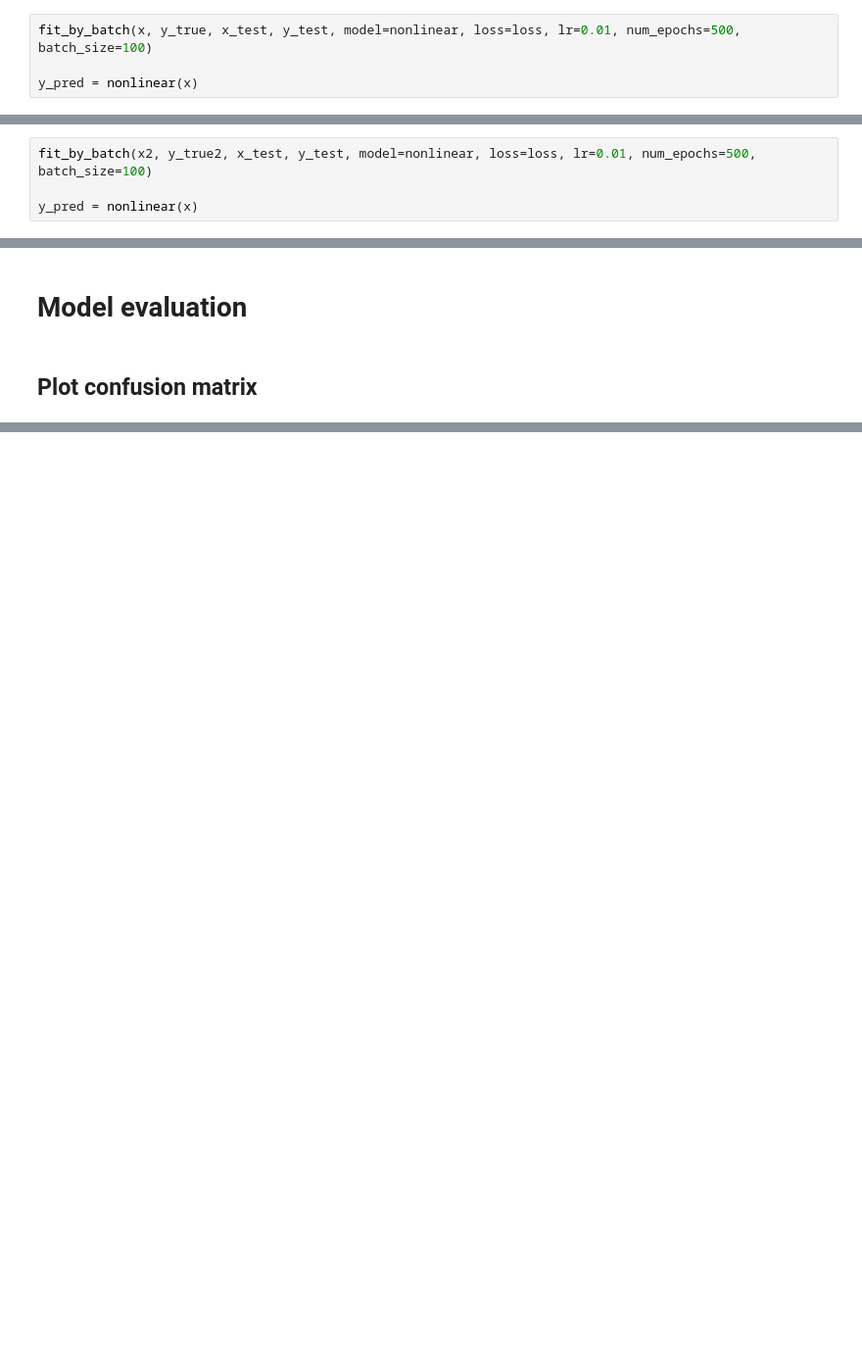
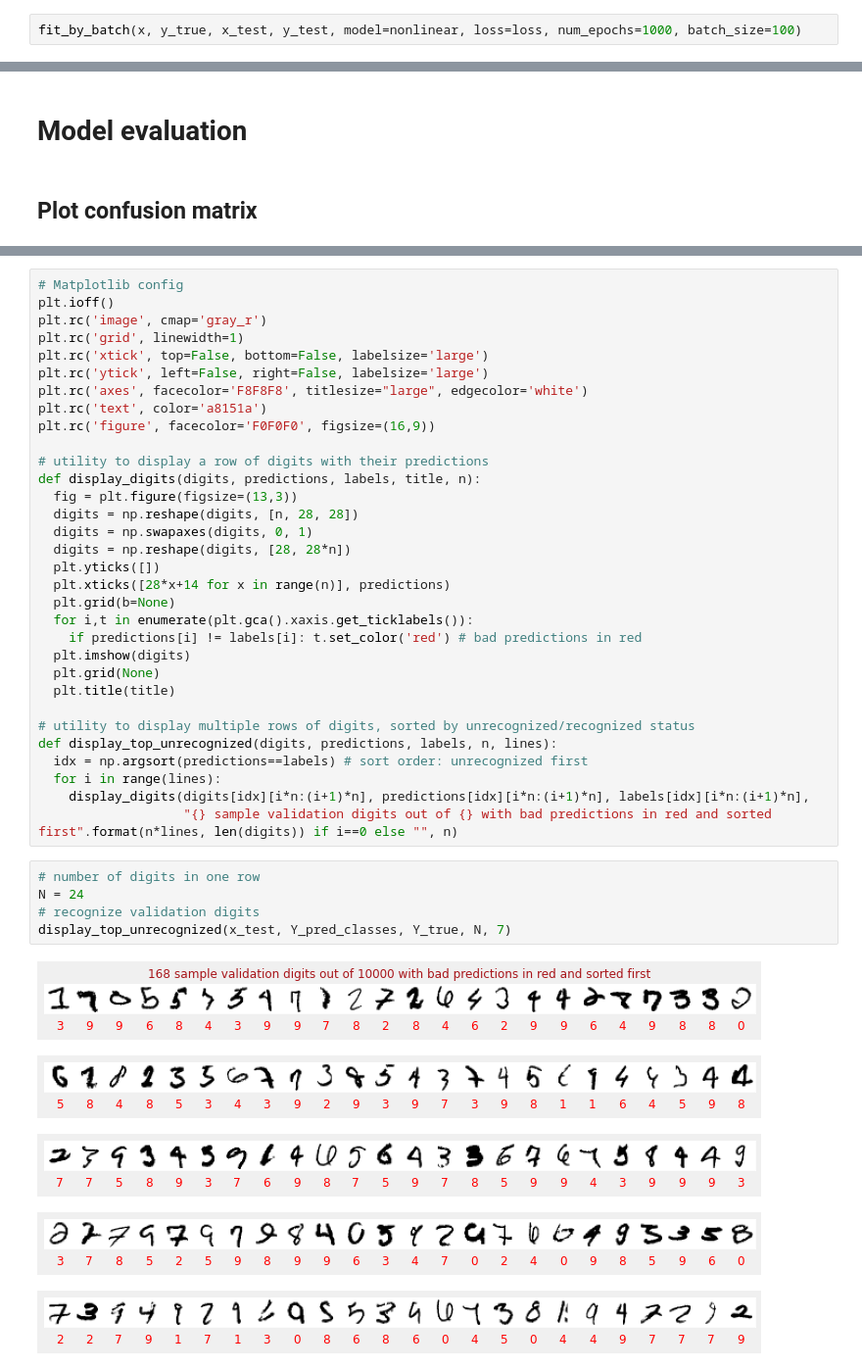
Before and after one commit to YuxingW/deep_learning, a Jupyter notebook: hw4/part_1_mnist_classifier_with_numpy.ipynb, the cells around one changed output, grey strips where cells are left out. Shown: that part at 98% size. Drawn from its saved outputs; the diff is of its cells as text; blank space fills up the shorter version.

```diff
--- a/hw4/part_1_mnist_classifier_with_numpy.ipynb
+++ b/hw4/part_1_mnist_classifier_with_numpy.ipynb
@@ -234,5 +223,3 @@ Also, tried batch size 32 100 200, in which 100 performs best in terms of the te
 # %%
-fit_by_batch(x, y_true, x_test, y_test, model=nonlinear, loss=loss, lr=0.01, num_epochs=500, batch_size=100)
-
-y_pred = nonlinear(x)
+fit_by_batch(x, y_true, x_test, y_test, model=nonlinear, loss=loss, num_epochs=1000, batch_size=100)
 # %% [output]
@@ -244,4 +235,0 @@ Epoch 400,loss 0.005724241212327652, correct_rate 0.9871, test_correct_rate 0.94
-# %%
-fit_by_batch(x2, y_true2, x_test, y_test, model=nonlinear, loss=loss, lr=0.01, num_epochs=500, batch_size=100)
-
-y_pred = nonlinear(x)
@@ -294,0 +283,43 @@ plot_confusion_matrix(confusion_mtx, classes = range(10))
+# %%
+# Matplotlib config
+plt.ioff()
+plt.rc('image', cmap='gray_r')
+plt.rc('grid', linewidth=1)
+plt.rc('xtick', top=False, bottom=False, labelsize='large')
+plt.rc('ytick', left=False, right=False, labelsize='large')
+plt.rc('axes', facecolor='F8F8F8', titlesize="large", edgecolor='white')
+plt.rc('text', color='a8151a')
+plt.rc('figure', facecolor='F0F0F0', figsize=(16,9))
+
+# utility to display a row of digits with their predictions
+def display_digits(digits, predictions, labels, title, n):
+  fig = plt.figure(figsize=(13,3))
+  digits = np.reshape(digits, [n, 28, 28])
+  digits = np.swapaxes(digits, 0, 1)
+  digits = np.reshape(digits, [28, 28*n])
+  plt.yticks([])
+  plt.xticks([28*x+14 for x in range(n)], predictions)
+  plt.grid(b=None)
+  for i,t in enumerate(plt.gca().xaxis.get_ticklabels()):
+    if predictions[i] != labels[i]: t.set_color('red') # bad predictions in red
+  plt.imshow(digits)
+  plt.grid(None)
+  plt.title(title)
+
+# utility to display multiple rows of digits, sorted by unrecognized/recognized status
+def display_top_unrecognized(digits, predictions, labels, n, lines):
+  idx = np.argsort(predictions==labels) # sort order: unrecognized first
+  for i in range(lines):
+    display_digits(digits[idx][i*n:(i+1)*n], predictions[idx][i*n:(i+1)*n], labels[idx][i*n:(i+1)*n],
+                   "{} sample validation digits out of {} with bad predictions in red and sorted first".format(n*lines, len(digits)) if i==0 else "", n)
+# %%
+# number of digits in one row
+N = 24
+# recognize validation digits
+display_top_unrecognized(x_test, Y_pred_classes, Y_true, N, 7)
+# %% [output]
+[figure, added]
+[figure, added]
+[figure, added]
+[figure, added]
+[figure, added]
```
Also changed, not shown: parts of 21 cells of this notebook.
